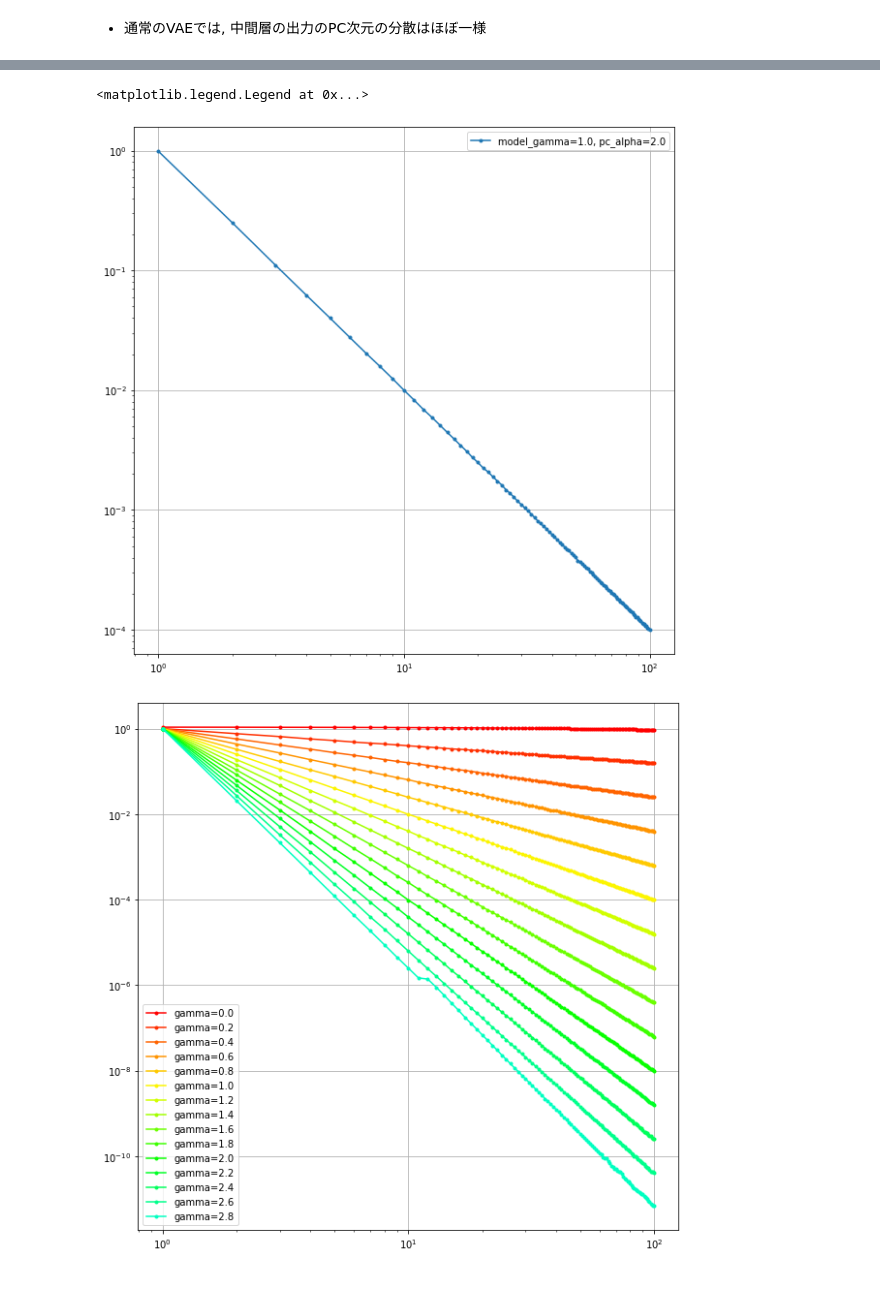
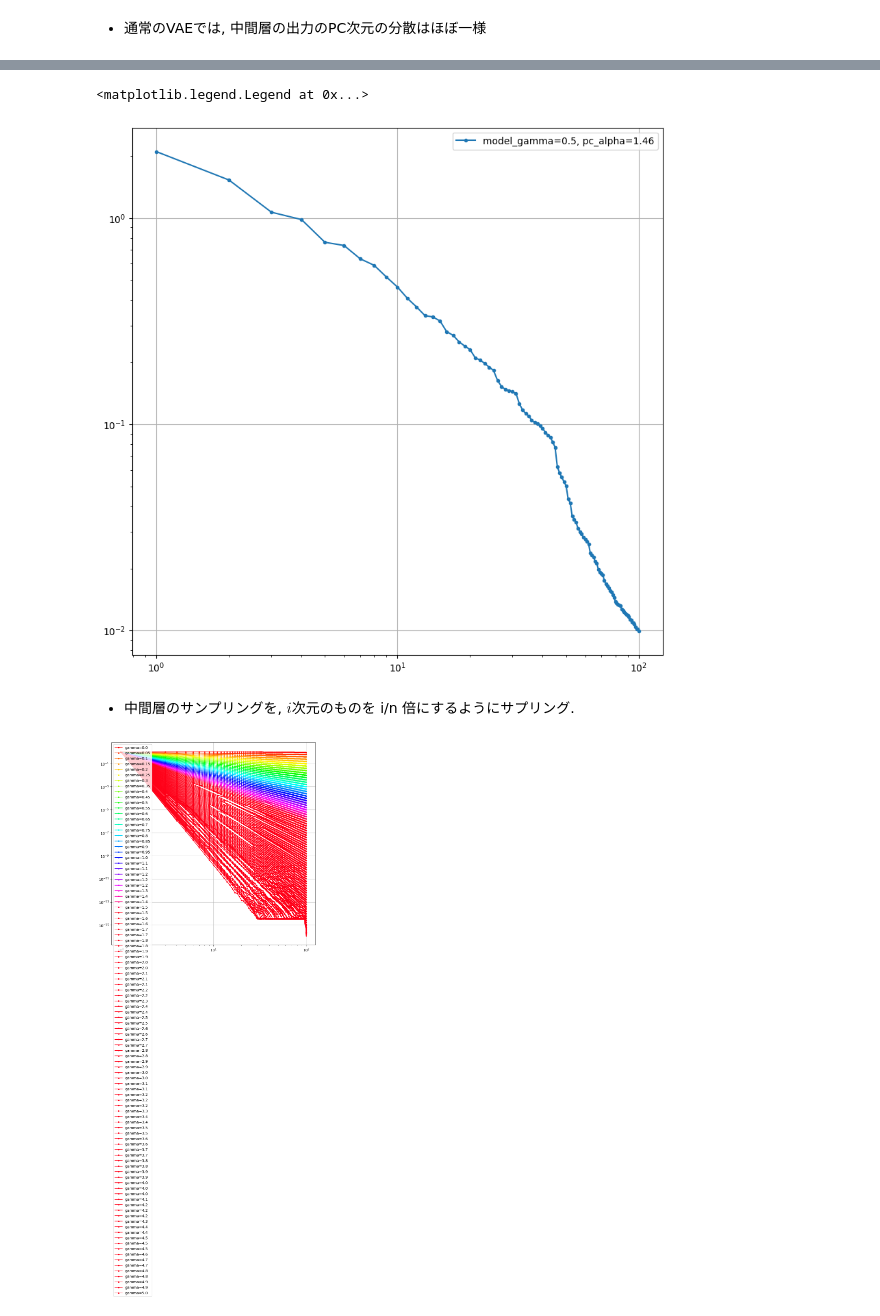
Before and after one commit to hoppiece/power-law-research, a Jupyter notebook: power_law_research/notebooks/01-VAE_fireing_plots.ipynb, the cells around one changed output, grey strips where cells are left out. Saved outputs shown, nothing was run; the diff lists cells and outputs as text; code cells hidden in the pictures; blank space fills up the shorter version.

```diff
--- a/power_law_research/notebooks/01-VAE_fireing_plots.ipynb
+++ b/power_law_research/notebooks/01-VAE_fireing_plots.ipynb
@@ -93,8 +91,9 @@ ax.plot(pc_dim, pc_var, ".-")
 # %%
 from models import LitScaleFreeVAE
 
-model = LitScaleFreeVAE(n_vis=784, power_law_gamma=0.5)
-data_module = FashionMNISTDataModule(batch_size=128)
+model_gamma = 0.5
+model = LitScaleFreeVAE(n_vis=784, power_law_gamma=model_gamma, optimizer_name="adam")
+data_module = FashionMNISTDataModule(batch_size=512)
 trainer = pl.Trainer(
     max_epochs=10,
     devices=1,
@@ -125,7 +106,7 @@ import numpy as np
 from utils import sample_neuron_firings, pca_variance
 import matplotlib.pyplot as plt
 
-firings = sample_neuron_firings(model, data_module.train_dataloader())
+firings = model.sample_neuron_firings(data_module.train_dataloader())
 pc_dim, pc_var = pca_variance(firings)
 log_pc_dim, log_var = np.log(pc_dim), np.log(pc_var)
 m, c = np.linalg.lstsq(np.vstack([log_pc_dim, np.ones(len(log_pc_dim))]).T, log_var, rcond=None)[0]
@@ -134,37 +115,53 @@ fig, ax = plt.subplots(figsize=(10, 10))
 ax.grid()
 ax.set_xscale("log")
 ax.set_yscale("log")
-ax.plot(pc_dim, pc_var, ".-", label=f"model_gamma={1.0}, pc_alpha={-m:.3}")
+ax.plot(pc_dim, pc_var, ".-", label=f"model_gamma={model_gamma:.3}, pc_alpha={-m:.3}")
 ax.legend()
 # %% [output]
 <matplotlib.legend.Legend at 0x...>
-[figure, old version]
+[figure, new version]
+# %% [markdown]
+- 中間層のサンプリングを, $i$次元のものを i/n 倍にするようにサプリング.
 # %%
+from datetime import datetime
+import pytorch_lightning as pl
+
+from models import LitVanillaVAE
+from data_modules import FashionMNISTDataModule
+from logzero import logger
+import numpy as np
+from utils import sample_neuron_firings, pca_variance
+from models import LitScaleFreeVAE
+import matplotlib.pyplot as plt
 import matplotlib.cm as cm
 import logging
 
 from tqdm import tqdm
 
 fig, ax = plt.subplots(figsize=(10, 10))
+
 ax.grid()
 ax.set_xscale("log")
 ax.set_yscale("log")
+epoch_loss_dicts = {}
 
-for i, gamma in tqdm(enumerate([0.2 * i for i in range(15)])):
+for i, gamma in enumerate(tqdm([0.05 * i for i in range(100)])):
     model = LitScaleFreeVAE(n_vis=784, power_law_gamma=gamma)
     logger = pl.loggers.TensorBoardLogger(
         save_dir=f"{tensorborad_dir}/vary_gamma/{str(datetime.now())}_scalefree_gamma_{gamma:.2}"
     )
     logging.getLogger("pytorch_lightning").setLevel(logging.ERROR)
-    data_module = FashionMNISTDataModule(batch_size=128)
+    data_module = FashionMNISTDataModule(batch_size=512)
     trainer = pl.Trainer(
-        max_epochs=10, devices=1, accelerator="gpu", logger=logger, enable_progress_bar=False
+        max_epochs=1, devices=1, accelerator="gpu", logger=logger, enable_progress_bar=False
     )
     trainer.fit(model, data_module)
+
+    epoch_loss_dicts[f"{gamma:.2}"] = model.epoch_loss_dict
 
     firings = sample_neuron_firings(model, data_module.train_dataloader())
     pc_dim, pc_var = pca_variance(firings)
     ax.plot(pc_dim, pc_var, ".-", label=f"gamma={gamma:.2}", color=cm.hsv(i / 30.0))
     ax.legend()
 # %% [output]
-[figure, old version]
+[figure, new version]
```
Also changed, not shown: parts of 13 cells of this notebook, 3 other files.
